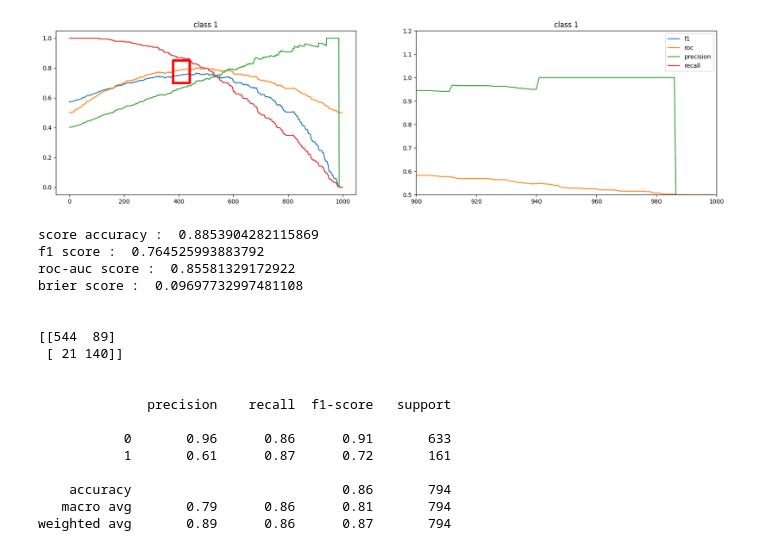
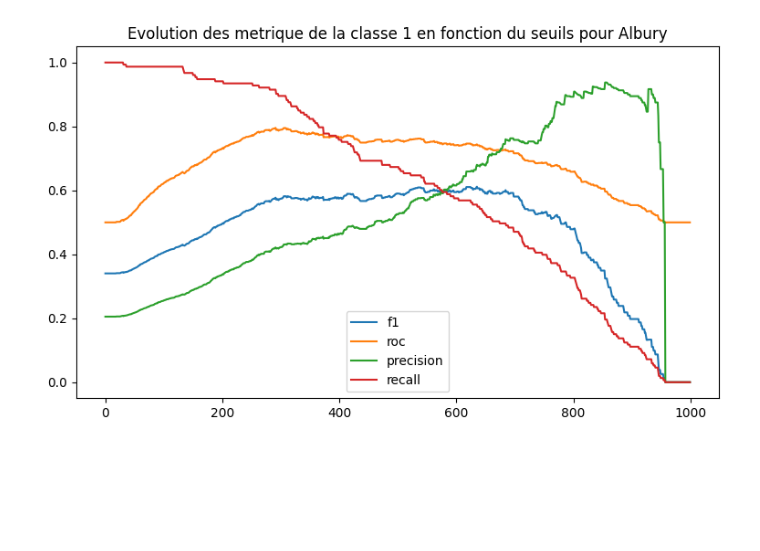
Before and after one commit to alastirm/NOV24_MLOPS_METEO, a Jupyter notebook: src2/test.ipynb, the cells around one changed output. Cells and saved outputs as stored; diff of their text form; code cells hidden in the pictures; blank space fills up the shorter version.

```diff
--- a/src2/test.ipynb
+++ b/src2/test.ipynb
@@ -43,7 +45,7 @@ df = pd.read_csv('../data/weatherAUS.csv')
 #     else:
 #         print(f"La ville '{city}' n'est pas dans la liste. \n\n Veuillez choisir une ville parmi celles disponibles.")
 
-city = 'Portland'
+city = 'Albury'
 
 df = df[df['Location'].isin([city])]
 
@@ -82,9 +84,8 @@ df_transformed = Pipeline(transformers).fit_transform(df)
 
 df = df.drop(columns = ['Location', 'WindGustDir', 'WindDir9am', 'WindDir3pm'] + columns_to_drop)
 df = df.set_index('Date')
+print(df.columns)
 
 df.dropna(inplace = True)
 # print('apres', df.info())
-
-df.to_csv('../data_saved/data_mat2.csv')
 # %% [output]
@@ -185,82 +192,30 @@ plt.show()
 # %%
 f1_1 = []
 roc_1 = []
 precision1 = []
 recall1 = []
 
 for i in np.linspace(0, 1, 1000):
 
     seuil = i
 
-    y_pred_calibrated_1 = (y_pred_prob1 > i).astype("int32")
+    y_pred = (y_pred_prob1 > i).astype("int32")
 
-    f1_1.append(f1_score(y_test, y_pred_calibrated_1))
-    roc_1.append(roc_auc_score(y_test, y_pred_calibrated_1))
-    precision1.append(precision_score(y_test, y_pred_calibrated_1))
-    recall1.append(recall_score(y_test, y_pred_calibrated_1))
+    f1_1.append(f1_score(y_test, y_pred))
+    roc_1.append(roc_auc_score(y_test, y_pred))
+    precision1.append(precision_score(y_test, y_pred))
+    recall1.append(recall_score(y_test, y_pred))
 
 plt.figure(figsize = (20, 5))
 
 plt.subplot(121)
 plt.plot(f1_1, label = 'f1')
 plt.plot(roc_1, label = 'roc')
 plt.plot(precision1, label = 'precision')
 plt.plot(recall1, label = 'recall')
-plt.plot([380, 380, 440, 440, 380], [0.7, 0.85, 0.85, 0.7, 0.7], c = 'red', linewidth = 4)
-plt.title('class 1')
-
-
-plt.subplot(122)
-plt.plot(f1_1, label = 'f1')
-plt.plot(roc_1, label = 'roc')
-plt.plot(precision1, label = 'precision')
-plt.plot(recall1, label = 'recall')
-plt.title('class 1')
-plt.xlim((900, 1000))
-plt.ylim((0.5, 1.2))
+plt.title(f'Evolution des metrique de la classe 1 en fonction du seuils pour {city}')
 plt.legend()
 
 plt.show()
 # %% [output]
-[figure, old version]
+[figure, new version]
-# %%
-iso_reg_1 = IsotonicRegression(out_of_bounds='clip')
-iso_reg_0 = IsotonicRegression(out_of_bounds='clip')
-
-# Calibrer les probabilités pour la classe 1 et la classe 0
-y_pred_prob_calibrated_1 = iso_reg_1.fit_transform(y_pred_prob[:, 1], y_test)  # Calibrer les probabilités pour la classe 1
-y_pred_prob_calibrated_0 = iso_reg_0.fit_transform(y_pred_prob[:, 0], y_test)  # Calibrer les probabilités pour la classe 0
-
-# Combiner les probabilités calibrées des deux classes
-y_pred_prob_calibrated = np.column_stack((y_pred_prob_calibrated_0, y_pred_prob_calibrated_1))
-
-# Étape 4: Utiliser un seuil pour faire les prédictions binaires
-y_pred_calibrated_class = (y_pred_prob_calibrated[:, 1] > 0.41316).astype("int32")  # Prédictions pour la classe 1
-
-# Évaluation des performances
-print('score accuracy : ', model.score(X_test_scaled, y_test))
-print('f1 score : ', f1_score(y_test, y_pred_calibrated_class))
-print('roc-auc score : ', roc_auc_score(y_test, y_pred_calibrated_class))
-print('brier score : ', brier_score_loss(y_test, y_pred_calibrated_class), '\n\n')
-
-print(confusion_matrix(y_test, y_pred), '\n\n')
-print(classification_report(y_test, y_pred))
-# %% [output]
-score accuracy :  0.8853904282115869
-f1 score :  0.764525993883792
-roc-auc score :  0.85581329172922
-brier score :  0.09697732997481108
-
-
-[[544  89]
- [ 21 140]]
-
-
-              precision    recall  f1-score   support
-
-           0       0.96      0.86      0.91       633
-           1       0.61      0.87      0.72       161
-
-    accuracy                           0.86       794
-   macro avg       0.79      0.86      0.81       794
-weighted avg       0.89      0.86      0.87       794
```
Also changed, not shown: parts of 15 cells of this notebook.
